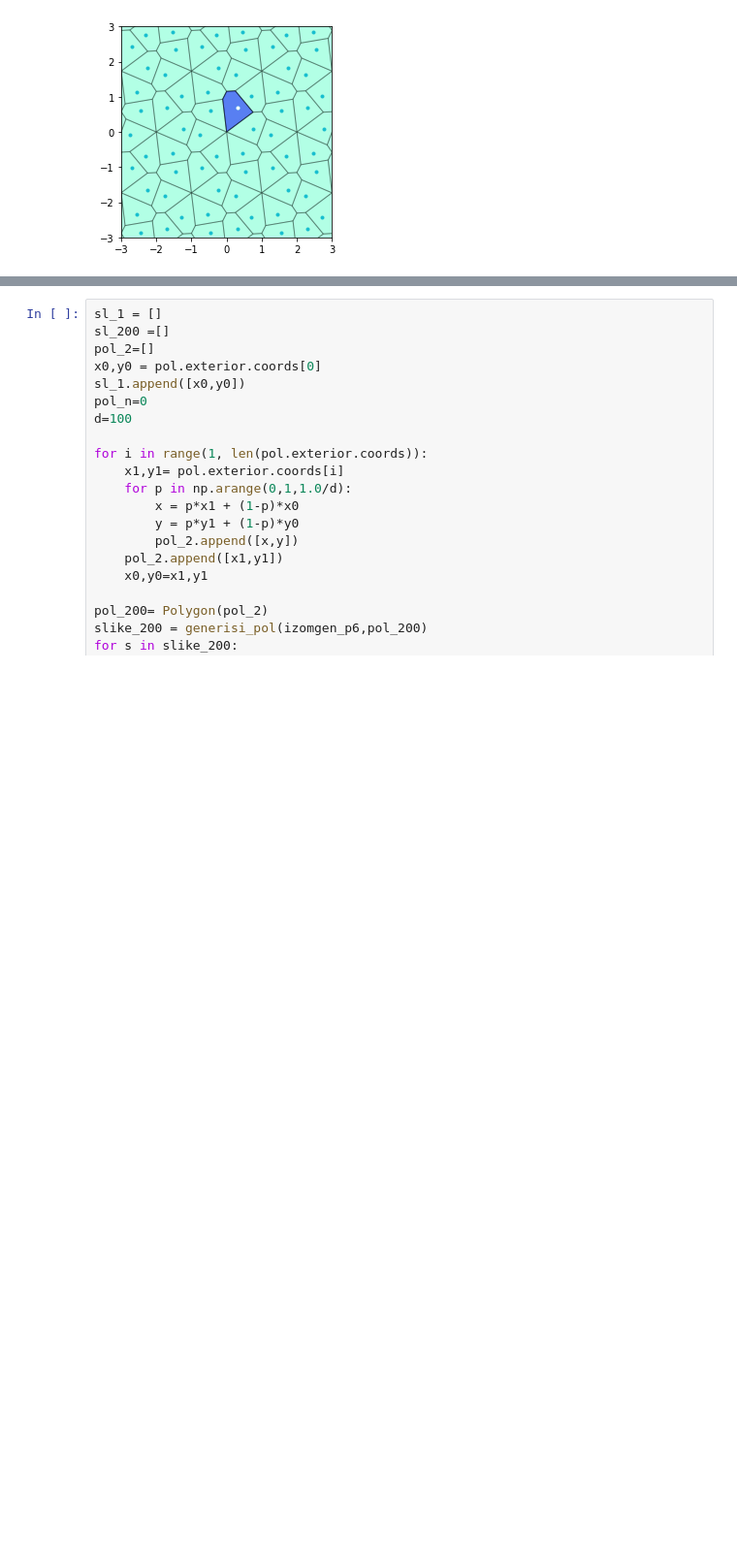
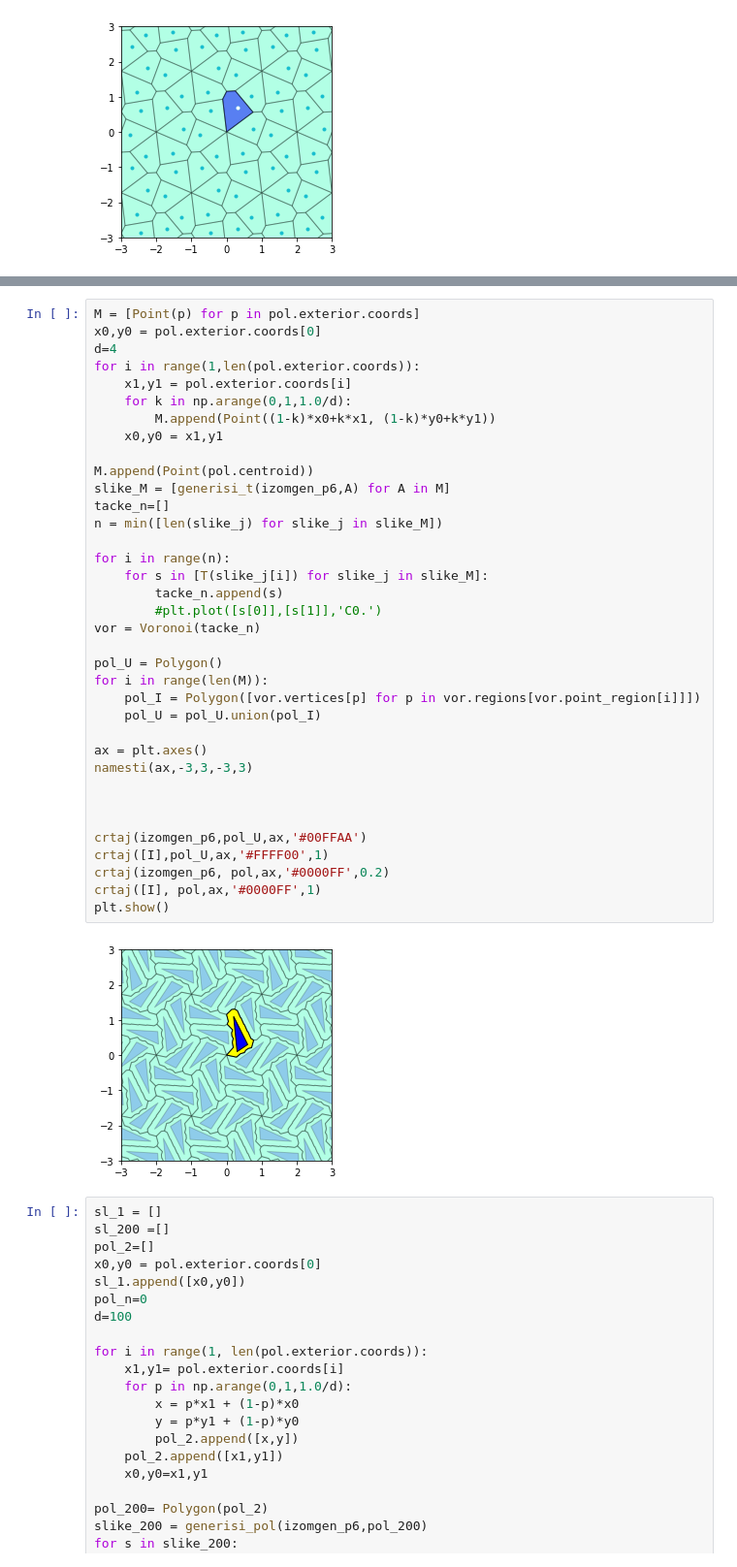
Before and after one commit to marinavas/poplocavanje, a Jupyter notebook: diagram.ipynb, the cells around one changed output, grey strips where cells are left out. Shown: that part at 97% size. Drawn from its saved outputs; the diff is of its cells as text; blank space fills up the shorter version.

```diff
--- a/diagram.ipynb
+++ b/diagram.ipynb
@@ -178,3 +160,41 @@ plt.show()
+# %%
+M = [Point(p) for p in pol.exterior.coords]
+x0,y0 = pol.exterior.coords[0]
+d=4
+for i in range(1,len(pol.exterior.coords)):
+    x1,y1 = pol.exterior.coords[i]
+    for k in np.arange(0,1,1.0/d):
+        M.append(Point((1-k)*x0+k*x1, (1-k)*y0+k*y1))
+    x0,y0 = x1,y1
+
+M.append(Point(pol.centroid))
+slike_M = [generisi_t(izomgen_p6,A) for A in M]
+tacke_n=[]
+n = min([len(slike_j) for slike_j in slike_M])
+
+for i in range(n):
+    for s in [T(slike_j[i]) for slike_j in slike_M]:
+        tacke_n.append(s)
+        #plt.plot([s[0]],[s[1]],'C0.')
+vor = Voronoi(tacke_n)
+
+pol_U = Polygon()
+for i in range(len(M)):
+    pol_I = Polygon([vor.vertices[p] for p in vor.regions[vor.point_region[i]]])
+    pol_U = pol_U.union(pol_I)
+
+ax = plt.axes()
+namesti(ax,-3,3,-3,3)
+
+
+
+crtaj(izomgen_p6,pol_U,ax,'#00FFAA')
+crtaj([I],pol_U,ax,'#FFFF00',1)
+crtaj(izomgen_p6, pol,ax,'#0000FF',0.2)
+crtaj([I], pol,ax,'#0000FF',1)
+plt.show()
+# %% [output]
+[figure, added]
 # %%
 sl_1 = []
 sl_200 =[]
```
Also changed, not shown: parts of 5 cells of this notebook.
